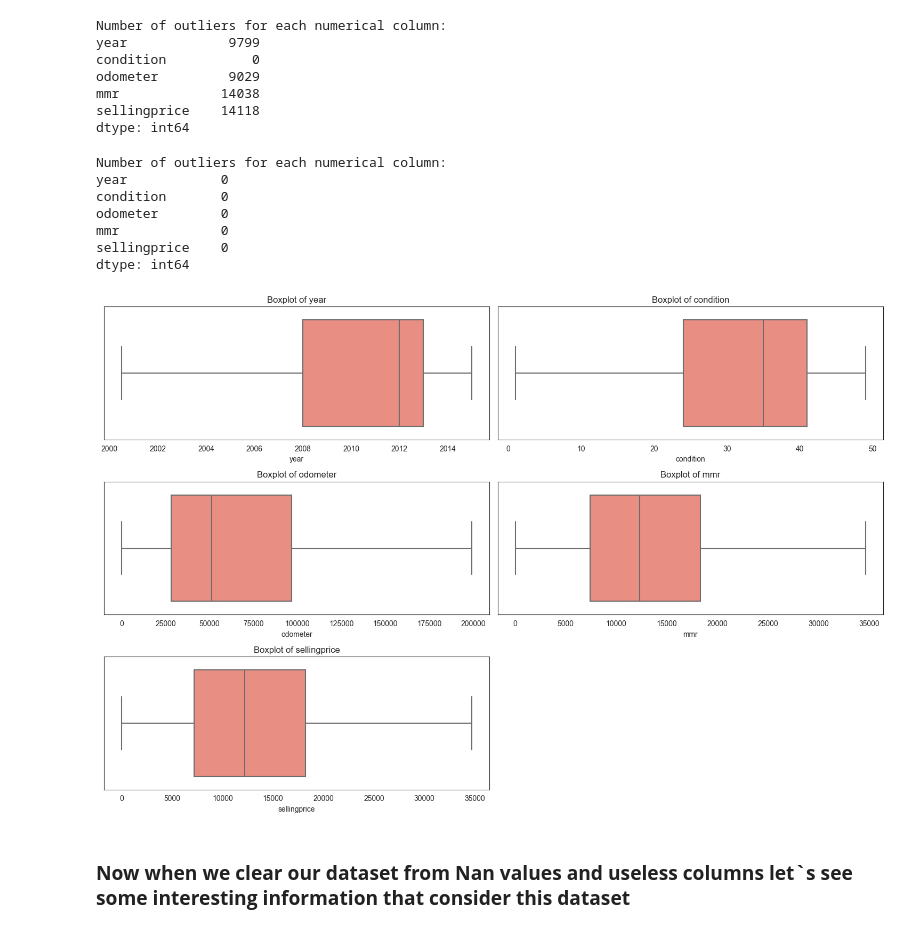
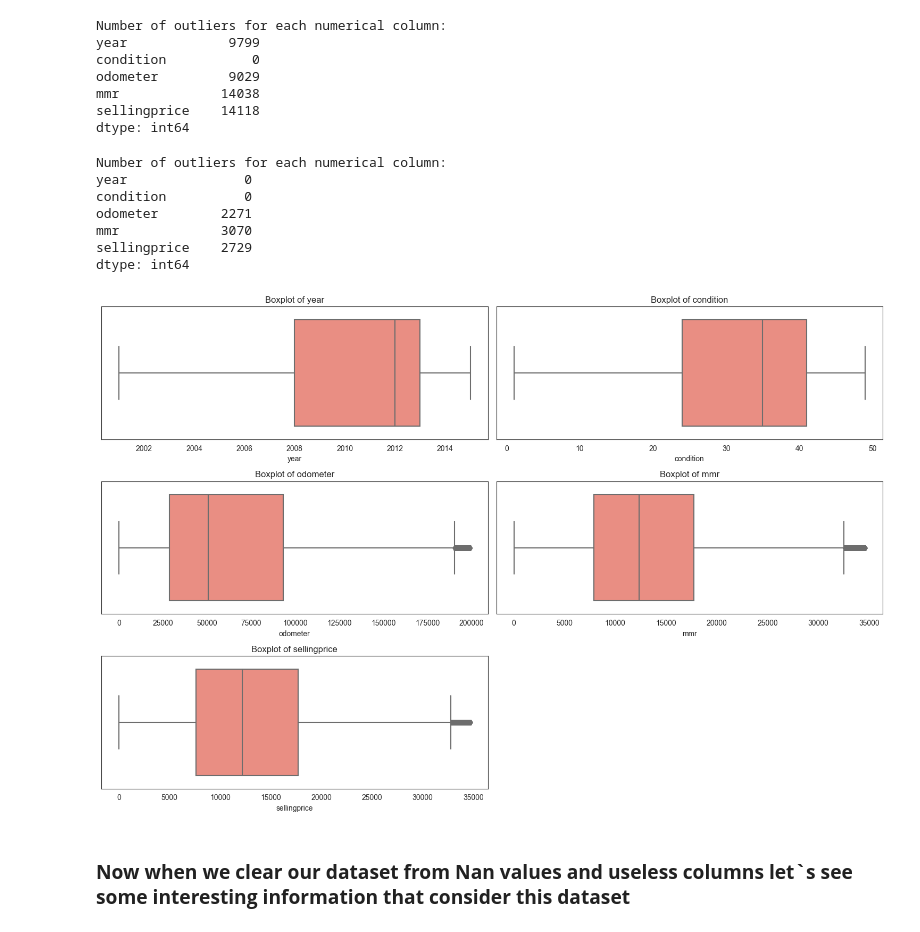
Before and after one commit to PavloKukurik/Car_prices_research, a Jupyter notebook: proj_test.ipynb, the cells around one changed output. Cells and saved outputs as stored; diff of their text form; code cells hidden in the pictures.

```diff
--- a/proj_test.ipynb
+++ b/proj_test.ipynb
@@ -142,11 +132,10 @@ def bound_counter(data: pd.DataFrame) -> tuple[pd, pd]:
 
     threshold = 1.5
 
-    lower_bound = Q1 - threshold * IQR
-    upper_bound = Q3 + threshold * IQR
+    lower_bound_ = Q1 - threshold * IQR
+    upper_bound_ = Q3 + threshold * IQR
 
-    return lower_bound, upper_bound
-
+    return lower_bound_, upper_bound_
 
 def outliers_counter(data: pd.DataFrame) -> str:
     """
@@ -171,17 +160,20 @@ mmr             14038
 sellingprice    14118
 dtype: int64
 # %%
-lower_bound, upper_bound = bound_counter(df)[0], bound_counter(df)[1]
-cleaned_df = df.clip(lower=lower_bound, upper=upper_bound, axis=1)
+lower_bound, upper_bound = bound_counter(df)
 
-print(outliers_counter(cleaned_df))
-box_plot(cleaned_df)
+mask = ((df.select_dtypes(include=['float64', 'int64']) >= lower_bound) &
+        (df.select_dtypes(include=['float64', 'int64']) <= upper_bound))
+
+clean_data = df[mask.all(axis=1)]
+print(outliers_counter(clean_data))
+box_plot(clean_data)
 # %% [output]
 Number of outliers for each numerical column:
-year            0
-condition       0
-odometer        0
-mmr             0
-sellingprice    0
+year               0
+condition          0
+odometer        2271
+mmr             3070
+sellingprice    2729
 dtype: int64
-[figure, old version]
+[figure, new version]
```
Also changed, not shown: parts of 11 cells of this notebook.
